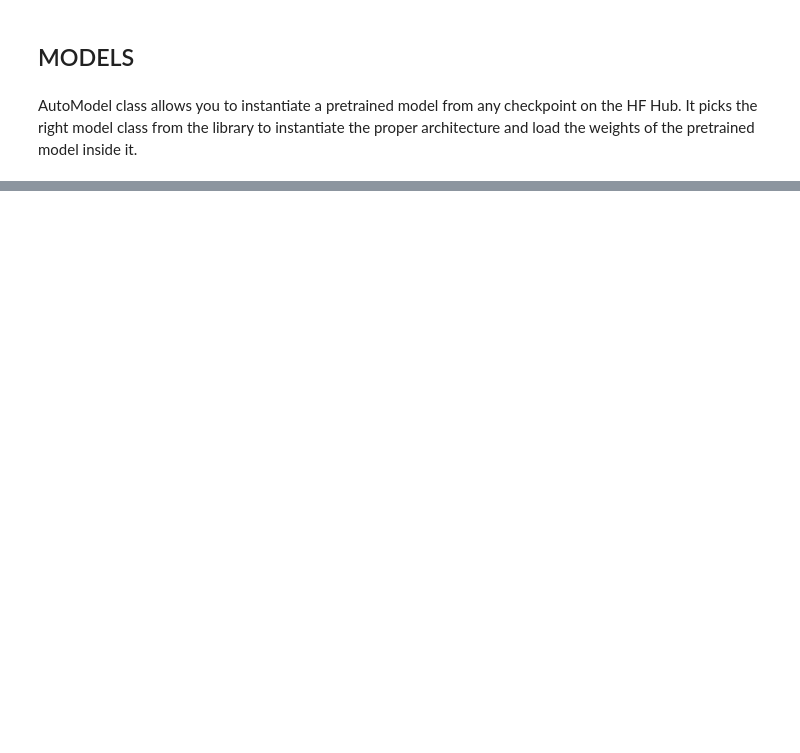
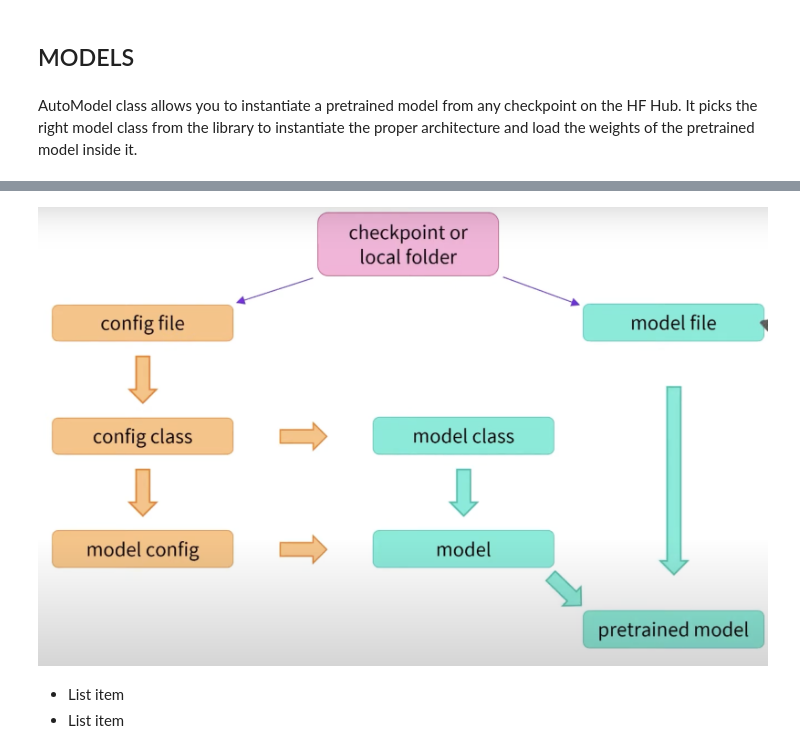
Before and after one commit to Sulphite05/UnderstandingLLMs, a Jupyter notebook: transformers.ipynb, the cells around one changed output, grey strips where cells are left out. Drawn from its saved outputs; the diff is of its cells as text; code cells hidden in the pictures; blank space fills up the shorter version.

```diff
--- a/transformers.ipynb
+++ b/transformers.ipynb
@@ -301,0 +323,8 @@ AutoModel class allows you to instantiate a pretrained model from any checkpoint
+# %%
+Image("gdrive/MyDrive/Colab Notebooks/images/model_files.png")
+# %% [output]
+[figure, added]
+# %% [markdown]
+
+*   List item
+*   List item
```
Also changed, not shown: parts of 21 cells of this notebook.
